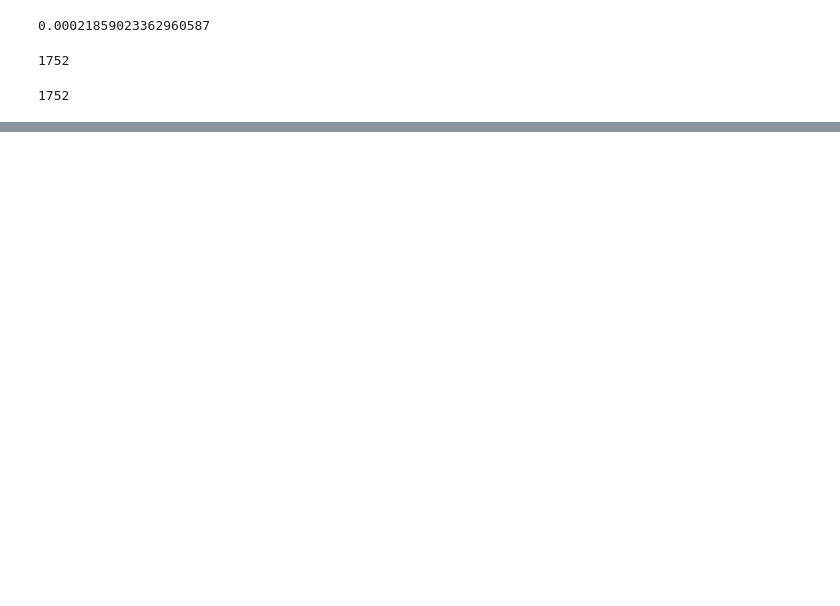
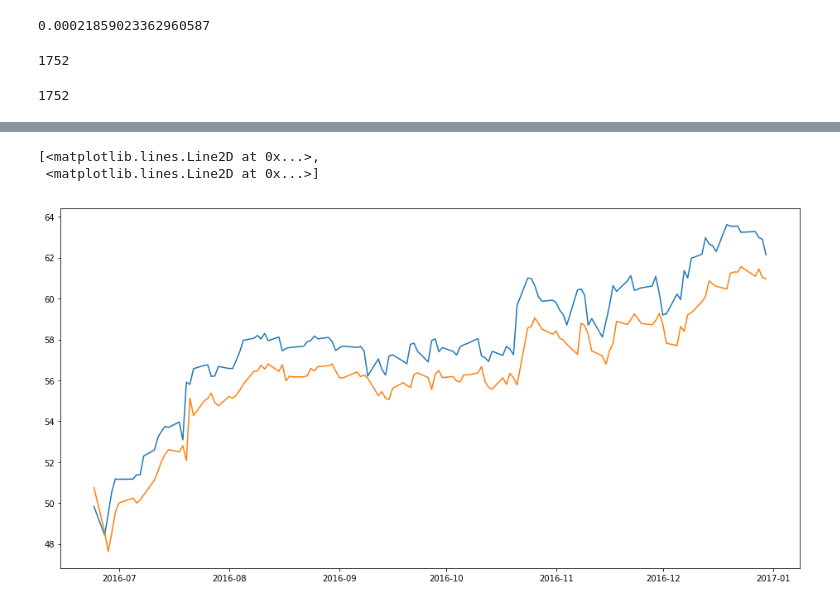
Before and after one commit to kreitlerj/Smart-Stocks, a Jupyter notebook: ML/model_construction.ipynb, the cells around one changed output, grey strips where cells are left out. Saved outputs shown, nothing was run; the diff lists cells and outputs as text; code cells hidden in the pictures; blank space fills up the shorter version.

```diff
--- a/ML/model_construction.ipynb
+++ b/ML/model_construction.ipynb
@@ -186,10 +308,14 @@ See the caveats in the documentation: http://pandas.pydata.org/pandas-docs/stabl
 # %%
-valid['predictions'] = close
+
 plt.figure(figsize=(16,8))
 
 valid = valid[1600:]
 #plt.plot(train['close'])
-plt.plot(valid[['close','predictions']])
+plt.plot(valid[['close','pred']])
+# %% [output]
+[<matplotlib.lines.Line2D at 0x...>,
+ <matplotlib.lines.Line2D at 0x...>]
+[figure, added]
 # %%
 valid['error'] = valid['close'] - valid['predictions']
 # %%
```
Also changed, not shown: parts of 43 cells of this notebook, 6 other files.
